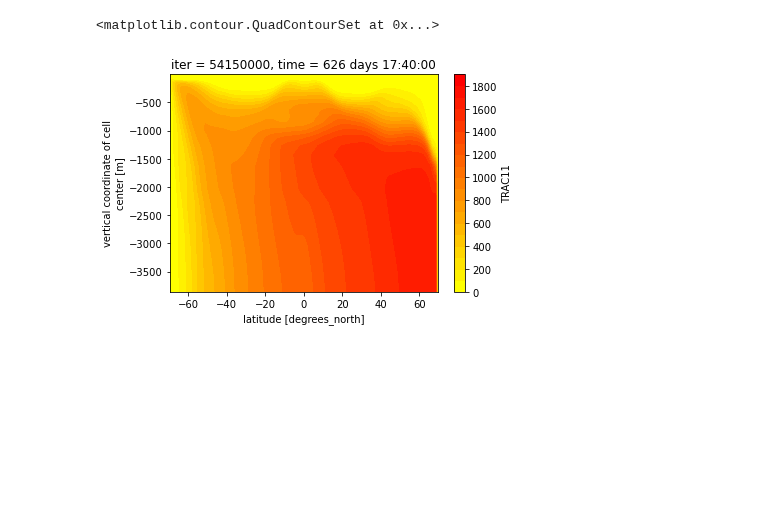
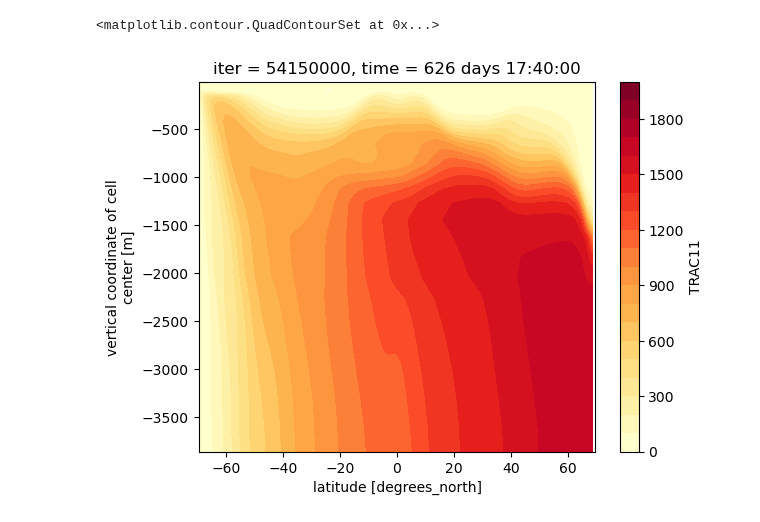
Before and after one commit to anthony-meza/test_age_framework, a Jupyter notebook: LGM.ipynb, the cells around one changed output. Cells and saved outputs as stored; diff of their text form; code cells hidden in the pictures; blank space fills up the shorter version.

Commit message:
plot age
Trying to plot age, but some mistakes replaced the original figures

```diff
--- a/LGM.ipynb
+++ b/LGM.ipynb
@@ -143,12 +245,12 @@ Eul_pac_LGM[:,0:35]=Eul_tot_LGM[:,0:35].load()
 # %%
-wVel=ds50.WVEL[0,:,:,:].mean('XC')
+
 #wVel.plot.contourf(levels=np.arange(-0.5e-5,0.5e-5,0.01e-5))
-age=ds500.TRAC11[0,:,:,:].mean('XC')/(31104000)
-age_pac=ds500.TRAC11[0,:,:,0:139].mean('XC')/(31104000)
-age_pac.plot.contourf(levels=np.arange(0,2000,100),cmap=plt.cm.autumn.reversed(),extend='neither')
+age=ds500.TRAC11[0,:,:,:].where(ds50.maskC).mean('XC')/(31104000)
+age_pac=ds500.TRAC11[0,:,:,0:139].where(ds50.maskC).mean('XC')/(31104000)
+age_pac.plot.contourf(levels=np.arange(0,2005,100),cmap=plt.cm.YlOrRd,extend='neither')
 # %% [output]
 <matplotlib.contour.QuadContourSet at 0x...>
-[figure, old version]
+[figure, new version]
 # %%
 #Plot figure 2
 fig = plt.figure(figsize=(10,7))
```
Also changed, not shown: parts of 20 cells of this notebook.
